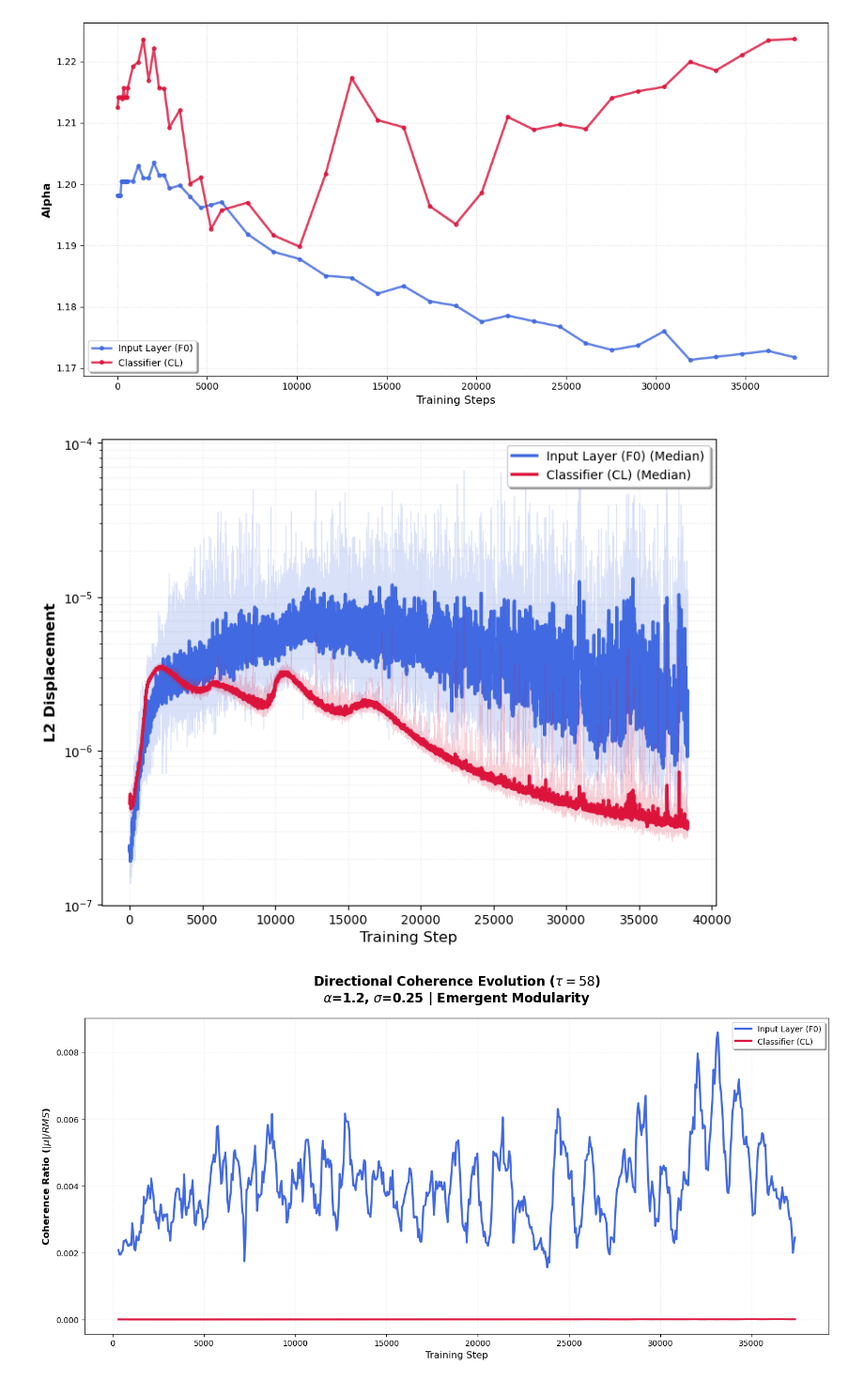
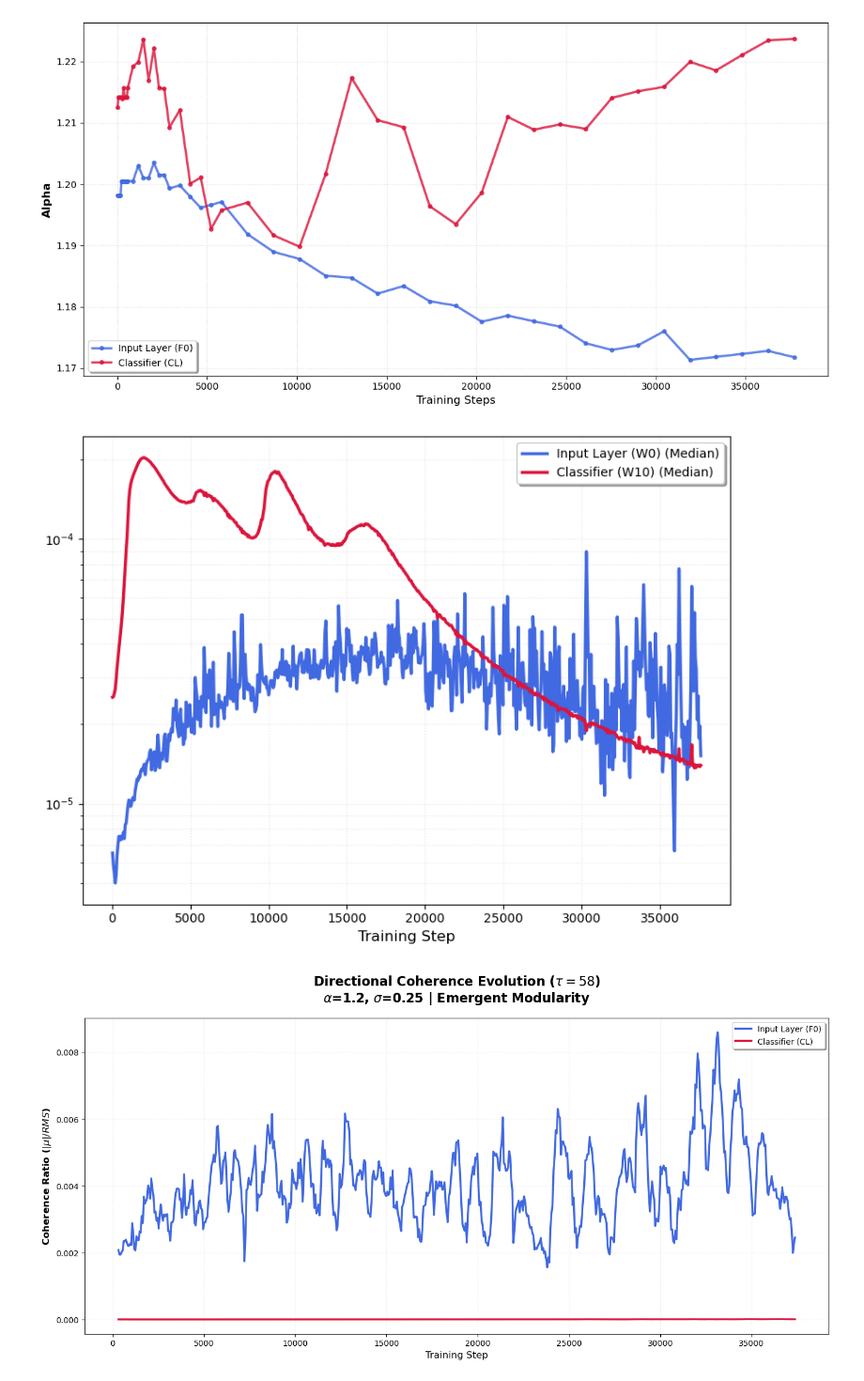
Before and after one commit to YiHaoFromEarth/ht-initialisation-dynamics, a Jupyter notebook: plots.ipynb, the cells around one changed output. Shown at 94% size. Drawn from its saved outputs; the diff is of its cells as text; code cells hidden in the pictures.

```diff
--- a/plots.ipynb
+++ b/plots.ipynb
@@ -447,8 +436,8 @@ ALPHA_VAL = 1.2
 SIGMA_VAL = 0.25
 LAYER_F0 = "features.0.weight"
 LAYER_CL = "classifier.weight"
-LAG = 1
-WINDOW_SIZE = 15  # Recommended to smooth the 'stochastic jitter'
+LAG = 58
+WINDOW_SIZE = 1  # Recommended to smooth the 'stochastic jitter'
 
 # Load DataFrame
 msd_df = pd.read_parquet("displacement_database.parquet")
@@ -467,37 +456,37 @@ def get_rolling_stats(df, layer_name, window):
 df_f0 = get_rolling_stats(msd_df, LAYER_F0, WINDOW_SIZE)
 df_cl = get_rolling_stats(msd_df, LAYER_CL, WINDOW_SIZE)
 
 # 3. Create the Comparison Plot
 fig, ax = plt.subplots(figsize=(8, 6))
 
 # Helper to plot layer dynamics
 def plot_layer(ax, df, color, label):
     # Shaded Noise Envelope
     # ax.fill_between(df["step"], df["q25"], df["q75"], color=color, alpha=0.2)
     # Median Trend Line
     ax.plot(df["step"], df["median"], color=color, lw=2.5, label=f"{label} (Median)")
     # Optional: Very light raw data
     ax.plot(df["step"], df["l2_dist"], color=color, alpha=0.2, lw=0.5)
 
 # Plotting
-plot_layer(ax, df_f0, color='royalblue', label="Input Layer (F0)")
-plot_layer(ax, df_cl, color='crimson', label="Classifier (CL)")
+plot_layer(ax, df_f0, color='royalblue', label="Input Layer (W0)")
+plot_layer(ax, df_cl, color='crimson', label="Classifier (W10)")
 
 # Formatting for Manuscript
 ax.set_yscale('log')
 ax.set_xlabel('Training Step', fontsize=12)
-ax.set_ylabel(f'L2 Displacement ($\\tau$={LAG})', fontsize=12, fontweight='bold')
+# ax.set_ylabel(f'L2 Displacement ($\\tau$={LAG})', fontsize=12, fontweight='bold')
 # ax.set_title(f"Dynamical Decoupling: Initial vs. Final Layer\n$\\alpha$={ALPHA_VAL}, $\\sigma$={SIGMA_VAL} | Heavy-Tailed Regime",
 #              fontsize=16, fontweight='bold', pad=20)
 
 ax.grid(True, which="both", ls=":", alpha=0.3)
 ax.legend(loc='upper right', frameon=True, shadow=True)
 
 fig.tight_layout()
 plt.savefig("layer_dynamics_slow.pdf", bbox_inches="tight")
 plt.show()
 # %% [output]
-[figure, old version]
+[figure, new version]
 # %%
 # 1. Setup Parameters
 ALPHA_VAL = 1.2
```
Also changed, not shown: parts of 4 cells of this notebook, 7 other files.
